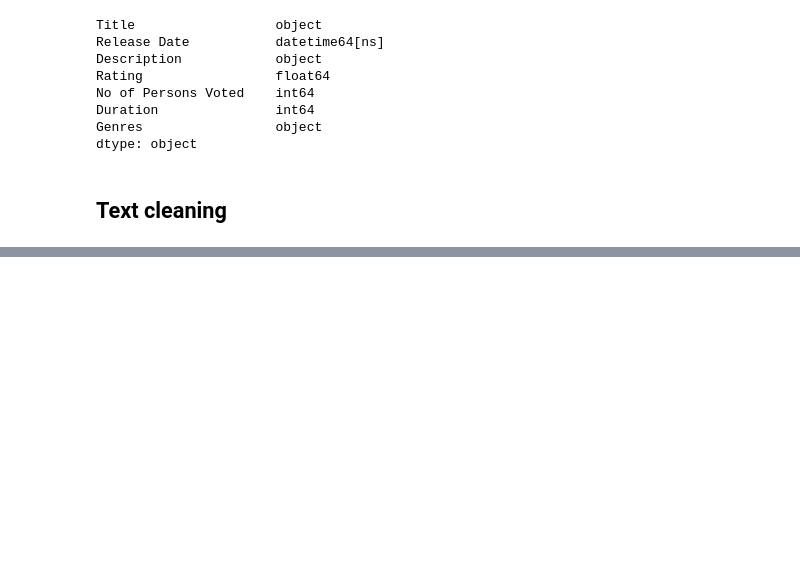
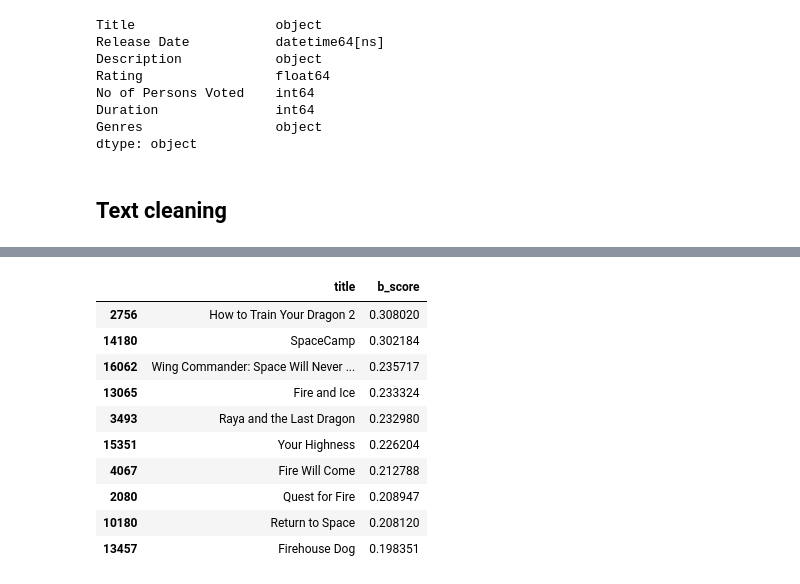
Before and after one commit to akev2794/film_recommendations, a Jupyter notebook: film_cleaning.ipynb, the cells around one changed output, grey strips where cells are left out. Cells and saved outputs as stored; diff of their text form; code cells hidden in the pictures; blank space fills up the shorter version.

```diff
--- a/file_cleaning.ipynb
+++ b/film_cleaning.ipynb
@@ -133,0 +212,14 @@ keyword_tokens = keyword_tokens.apply(remove_unwanted_words)
+# %%
+films[["title", "b_score"]].sort_values("b_score", ascending=False).head(10)
+# %% [output]
+|  | title | b_score |
+| 2756 | How to Train Your Dragon 2 | 0.308020 |
+| 14180 | SpaceCamp | 0.302184 |
+| 16062 | Wing Commander: Space Will Never ... | 0.235717 |
+| 13065 | Fire and Ice | 0.233324 |
+| 3493 | Raya and the Last Dragon | 0.232980 |
+| 15351 | Your Highness | 0.226204 |
+| 4067 | Fire Will Come | 0.212788 |
+| 2080 | Quest for Fire | 0.208947 |
+| 10180 | Return to Space | 0.208120 |
+| 13457 | Firehouse Dog | 0.198351 |
```
Also changed, not shown: parts of 19 cells of this notebook.
